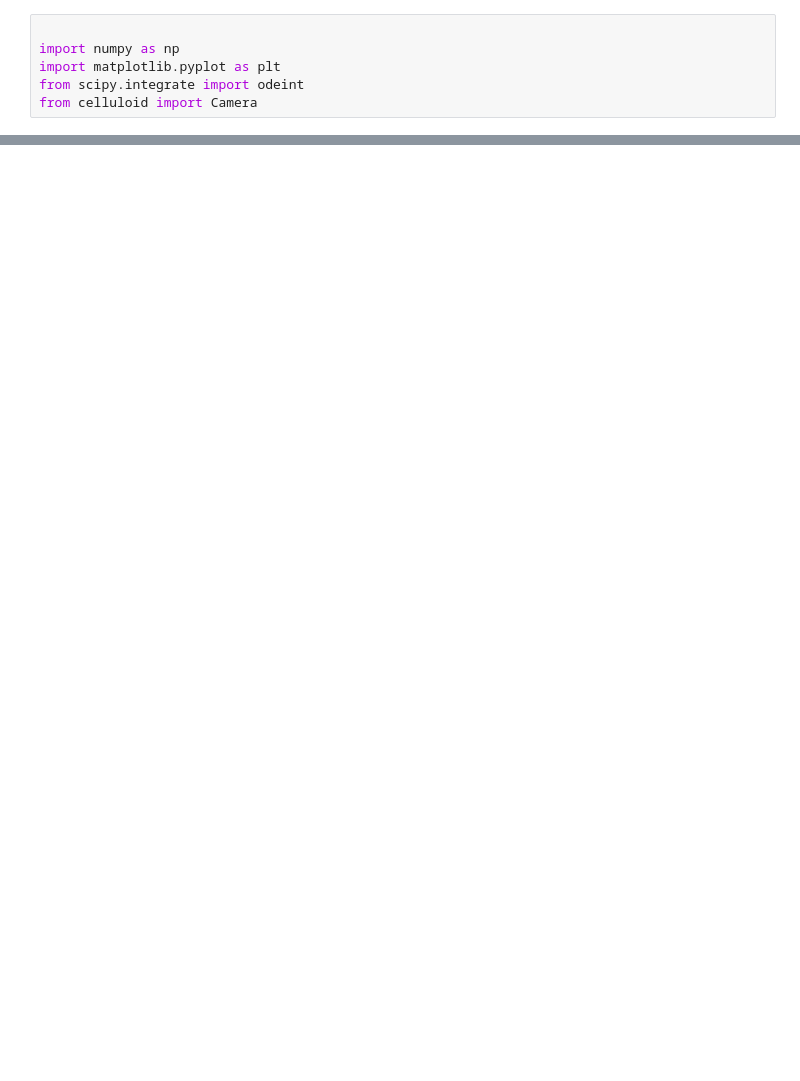
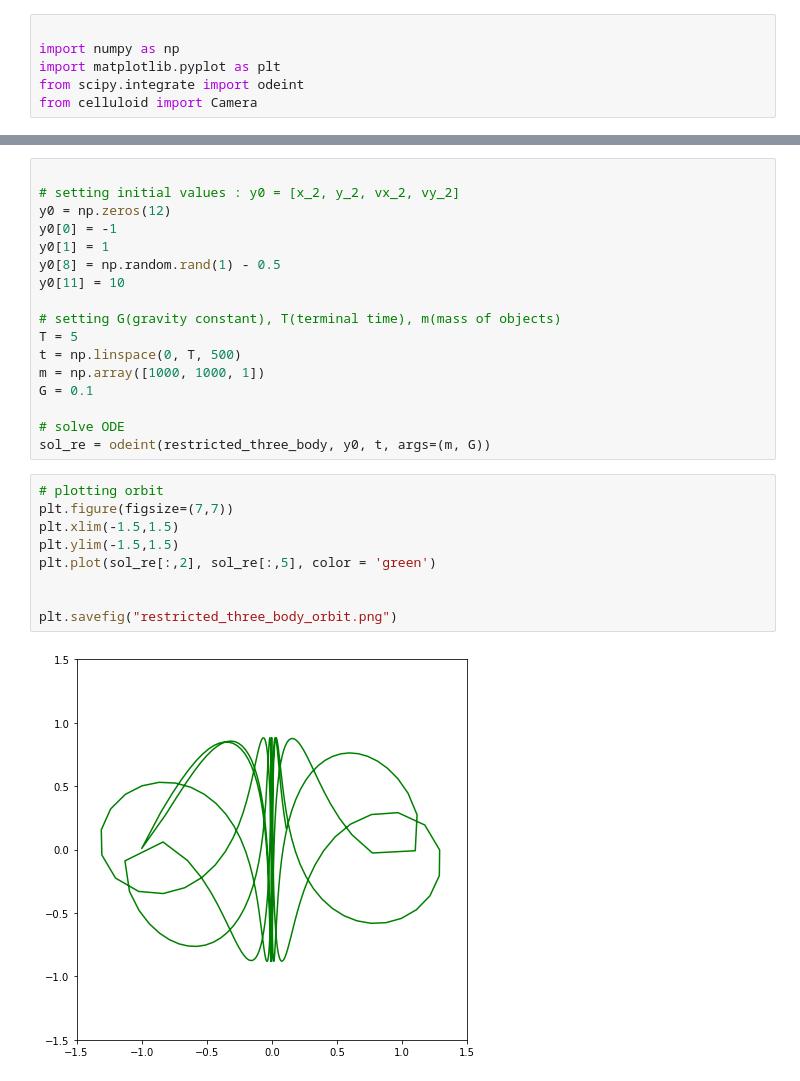
Before and after one commit to xx257xx/three_body_problem, a Jupyter notebook: three_body.ipynb, the cells around one changed output, grey strips where cells are left out. Drawn from its saved outputs; the diff is of its cells as text; blank space fills up the shorter version.

```diff
--- a/three_body.ipynb
+++ b/three_body.ipynb
@@ -106,0 +104,28 @@ animation.save(
+# %%
+
+# setting initial values : y0 = [x_2, y_2, vx_2, vy_2]
+y0 = np.zeros(12)
+y0[0] = -1
+y0[1] = 1
+y0[8] = np.random.rand(1) - 0.5
+y0[11] = 10
+
+# setting G(gravity constant), T(terminal time), m(mass of objects)
+T = 5
+t = np.linspace(0, T, 500)
+m = np.array([1000, 1000, 1])
+G = 0.1
+
+# solve ODE
+sol_re = odeint(restricted_three_body, y0, t, args=(m, G))
+# %%
+# plotting orbit
+plt.figure(figsize=(7,7))
+plt.xlim(-1.5,1.5)
+plt.ylim(-1.5,1.5)
+plt.plot(sol_re[:,2], sol_re[:,5], color = 'green')
+
+
+plt.savefig("restricted_three_body_orbit.png")
+# %% [output]
+[figure, added]
```
Also changed, not shown: parts of 5 cells of this notebook.
